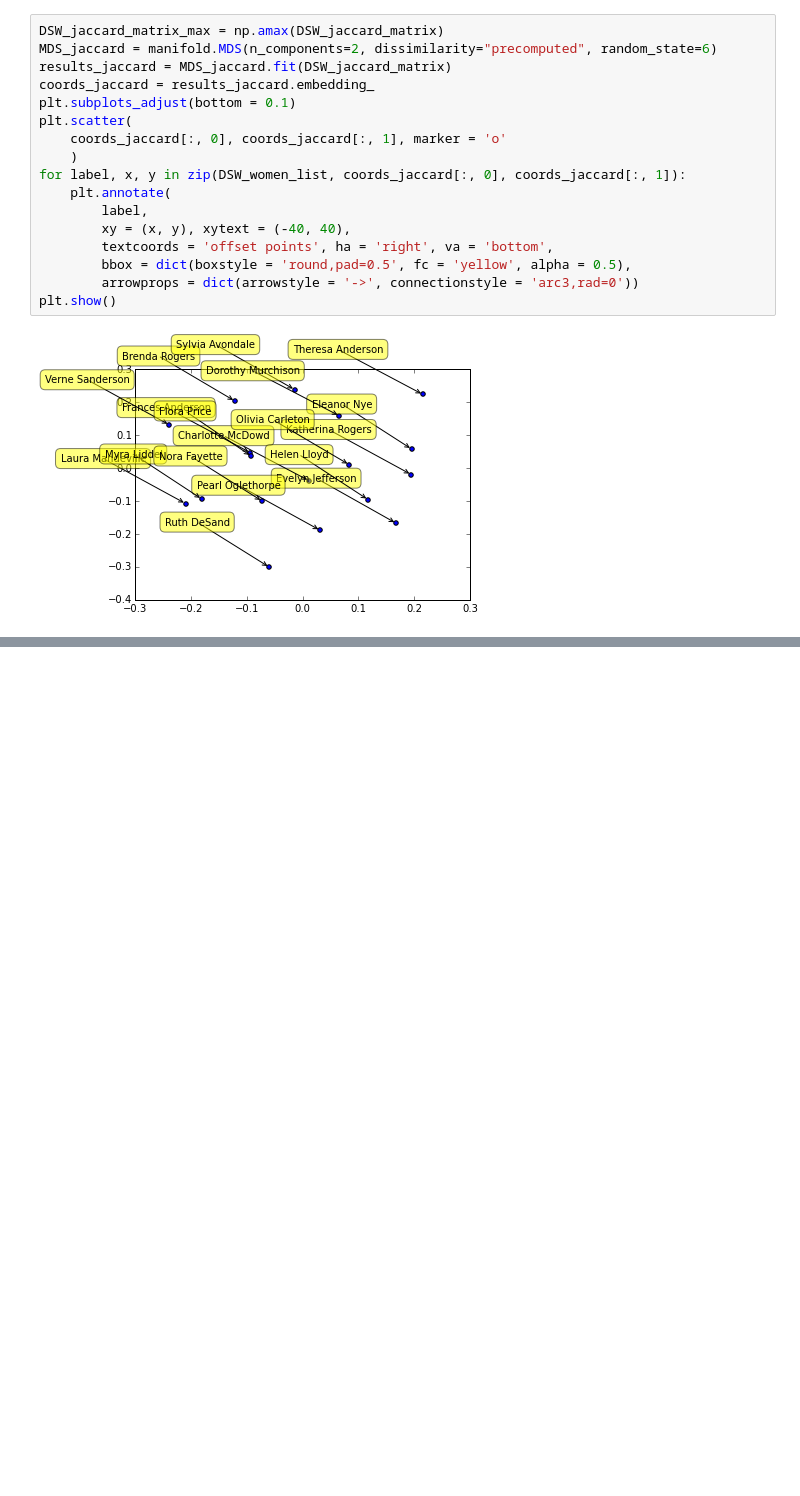
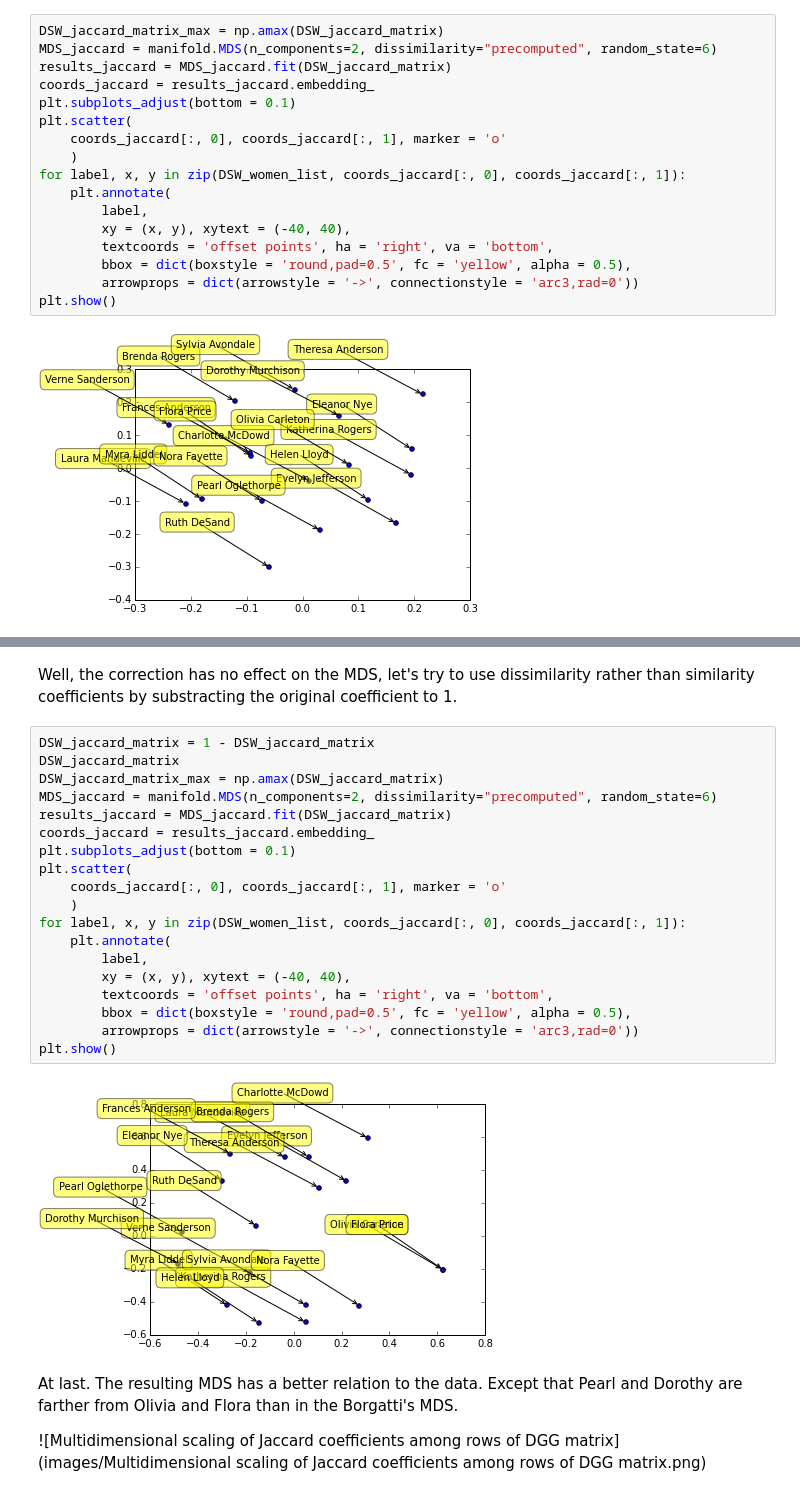
Before and after one commit to JBPressac/MDS-of-DGG, a Jupyter notebook: Davis Southern Women MDS of Jaccard coefficient.ipynb, the cells around one changed output, grey strips where cells are left out. Cells and saved outputs as stored; diff of their text form; blank space fills up the shorter version.

```diff
--- a/Davis Southern Women MDS of Jaccard coefficient.ipynb
+++ b/Davis Southern Women MDS of Jaccard coefficient.ipynb
@@ -113,0 +137,27 @@ However, this MDS is far from the one provided by BORGATTI and does not reflect
+# %% [markdown]
+Well, the correction has no effect on the MDS, let's try to use dissimilarity rather than similarity coefficients by substracting the original coefficient to 1.
+# %%
+DSW_jaccard_matrix = 1 - DSW_jaccard_matrix
+DSW_jaccard_matrix
+DSW_jaccard_matrix_max = np.amax(DSW_jaccard_matrix)
+MDS_jaccard = manifold.MDS(n_components=2, dissimilarity="precomputed", random_state=6)
+results_jaccard = MDS_jaccard.fit(DSW_jaccard_matrix)
+coords_jaccard = results_jaccard.embedding_
+plt.subplots_adjust(bottom = 0.1)
+plt.scatter(
+    coords_jaccard[:, 0], coords_jaccard[:, 1], marker = 'o'
+    )
+for label, x, y in zip(DSW_women_list, coords_jaccard[:, 0], coords_jaccard[:, 1]):
+    plt.annotate(
+        label,
+        xy = (x, y), xytext = (-40, 40),
+        textcoords = 'offset points', ha = 'right', va = 'bottom',
+        bbox = dict(boxstyle = 'round,pad=0.5', fc = 'yellow', alpha = 0.5),
+        arrowprops = dict(arrowstyle = '->', connectionstyle = 'arc3,rad=0'))
+plt.show()
+# %% [output]
+[figure, added]
+# %% [markdown]
+At last. The resulting MDS has a better relation to the data. Except that Pearl and Dorothy are farther from Olivia and Flora than in the Borgatti's MDS.
+
+![Multidimensional scaling of Jaccard coefficients among rows of DGG matrix](images/Multidimensional scaling of Jaccard coefficients among rows of DGG matrix.png)
```
Also changed, not shown: parts of 3 cells of this notebook.
